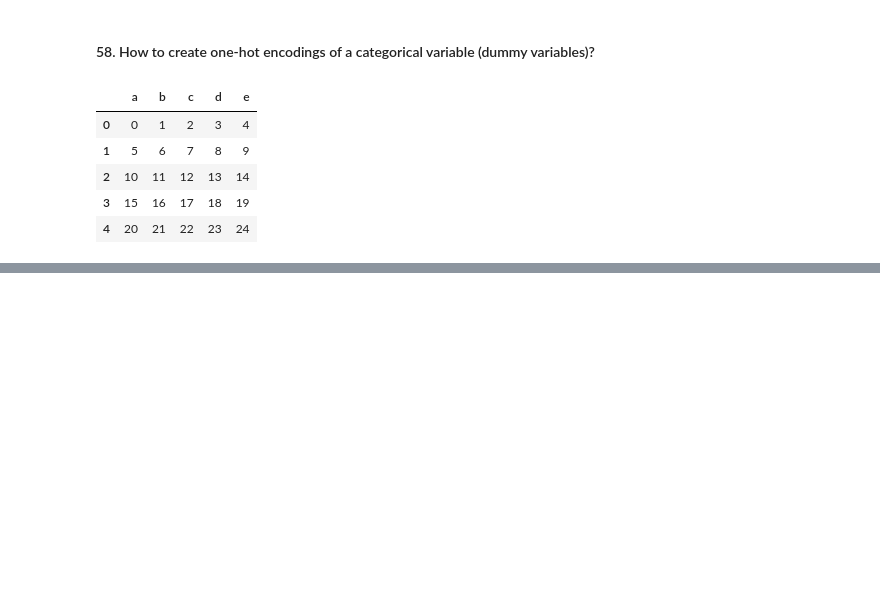
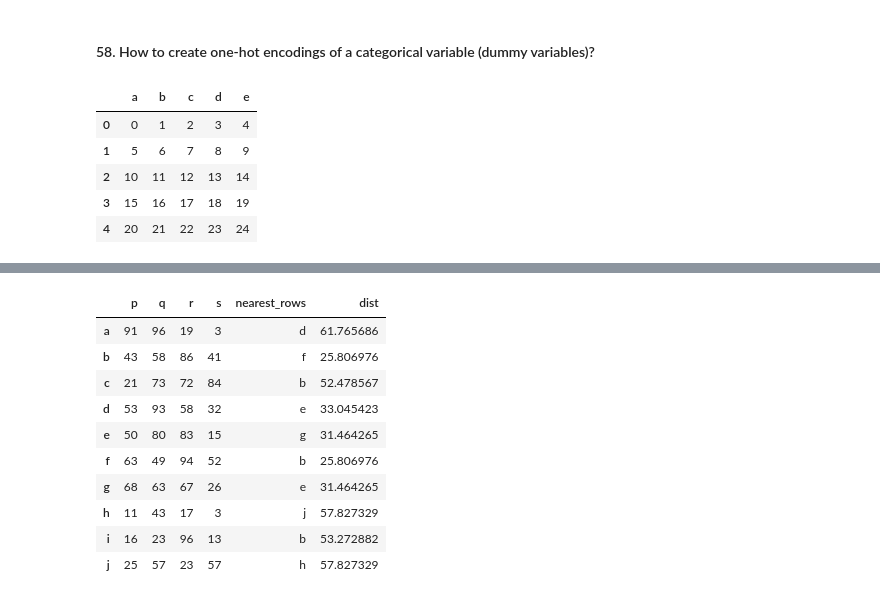
Before and after one commit to KarimaCha/Exercises_Python_NumPy_Pandas, a Jupyter notebook: 03_Pandas_Exercises_KC.ipynb, the cells around one changed output, grey strips where cells are left out. Saved outputs shown, nothing was run; the diff lists cells and outputs as text; code cells hidden in the pictures; blank space fills up the shorter version.

```diff
--- a/03_Pandas_Exercises_KC.ipynb
+++ b/03_Pandas_Exercises_KC.ipynb
@@ -2810,0 +2893,6 @@ df
+# %%
+# Create a new column such that, each row contains the row number of nearest row-record by euclidean distance.
+df = pd.DataFrame(np.random.randint(1,100, 40).reshape(10, -1),
+                  columns=list('pqrs'),
+                  index=list('abcdefghij'))
+df
@@ -2810,0 +2911,33 @@ df
+# %%
+# init outputs
+nearest_rows = []
+nearest_dist = []
+
+# iterate rows
+for idx1, row1 in df.iterrows():
+    dist_dict = {}    # init dict to store all euclidean dists for current row
+
+    # iterate rest of rows for current row
+    for idx2, row2 in df.drop(idx1).iterrows():
+        dist_dict[idx2] = np.linalg.norm(row1.values - row2.values)   # compute euclidean dist and update dict
+        # or: dist_dict.update( {idx2: np.linalg.norm(row1.values - row2.values)} )
+
+    nearest_rows.append(min(dist_dict, key=dist_dict.get))            # update nearest row to current row
+    nearest_dist.append(min(dist_dict.values()))                      # update distance value
+# %%
+# add columns to df
+df['nearest_rows'] = nearest_rows
+df['dist'] = nearest_dist
+df
+# %% [output]
+|  | p | q | r | s | nearest_rows | dist |
+| a | 91 | 96 | 19 | 3 | d | 61.765686 |
+| b | 43 | 58 | 86 | 41 | f | 25.806976 |
+| c | 21 | 73 | 72 | 84 | b | 52.478567 |
+| d | 53 | 93 | 58 | 32 | e | 33.045423 |
+| e | 50 | 80 | 83 | 15 | g | 31.464265 |
+| f | 63 | 49 | 94 | 52 | b | 25.806976 |
+| g | 68 | 63 | 67 | 26 | e | 31.464265 |
+| h | 11 | 43 | 17 | 3 | j | 57.827329 |
+| i | 16 | 23 | 96 | 13 | b | 53.272882 |
+| j | 25 | 57 | 23 | 57 | h | 57.827329 |
```
Also changed, not shown: parts of 24 cells of this notebook.
